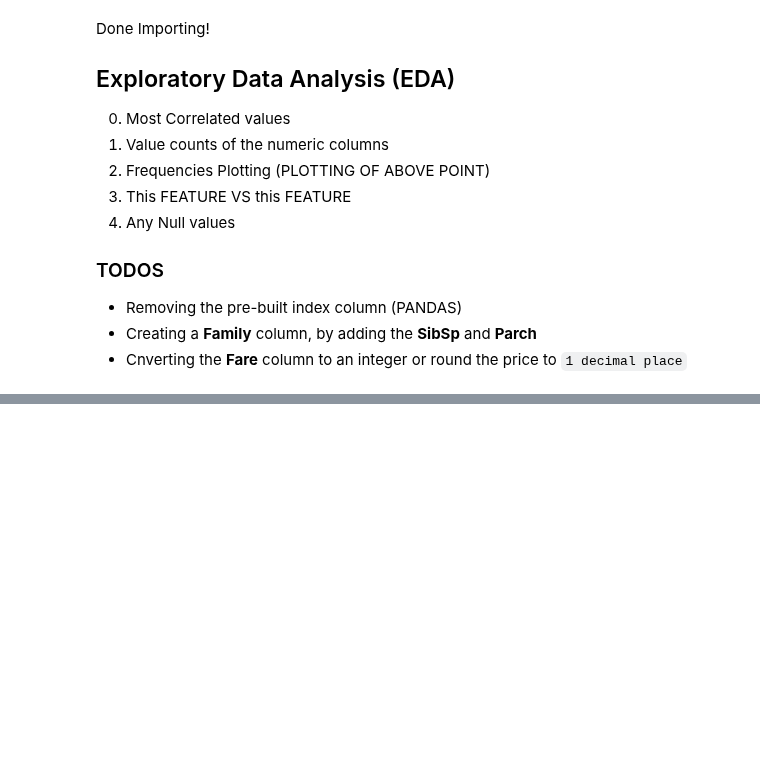
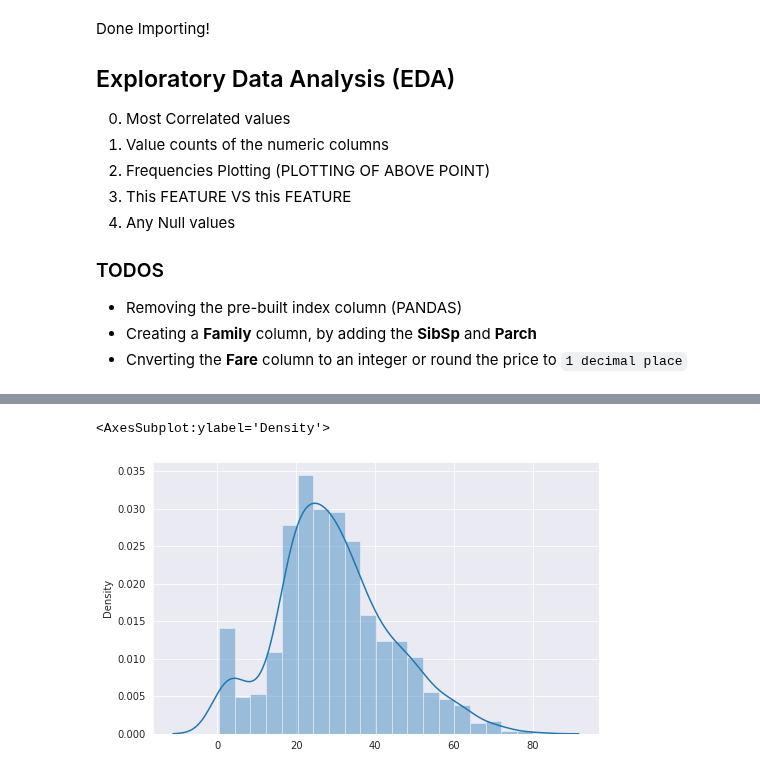
Before and after one commit to muhammadanas0716/Machine-Learning-101, a Jupyter notebook: Titanic - Machine Learning from Disaster/Project Notebook.ipynb, the cells around one changed output, grey strips where cells are left out. Cells and saved outputs as stored; diff of their text form; code cells hidden in the pictures; blank space fills up the shorter version.

```diff
--- a/Titanic - Machine Learning from Disaster/Project Notebook.ipynb
+++ b/Titanic - Machine Learning from Disaster/Project Notebook.ipynb
@@ -118,0 +118,7 @@ plt.show()
+# %%
+# Distribution of age
+plt.figure(figsize=(8, 5))
+sns.distplot(x=titanic_df["Age"])
+# %% [output]
+<AxesSubplot:ylabel='Density'>
+[figure, added]
```
Also changed, not shown: parts of 4 cells of this notebook.
